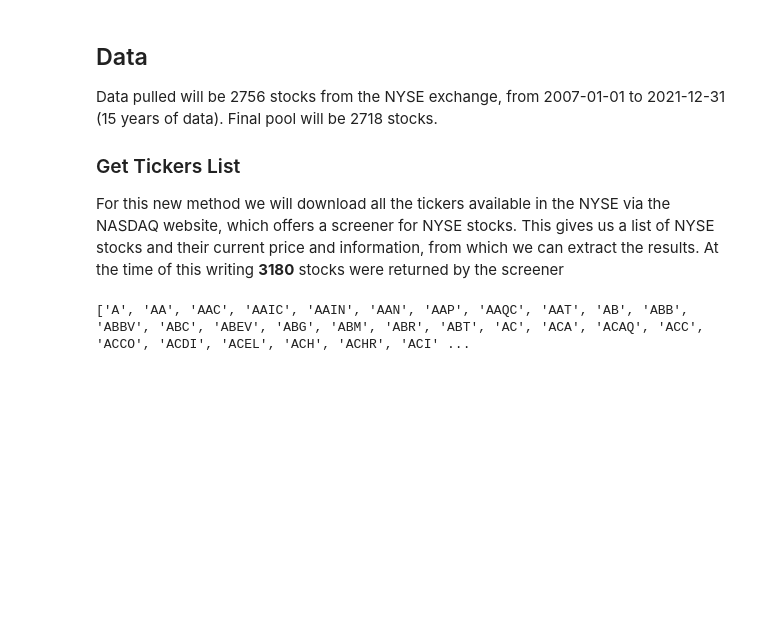
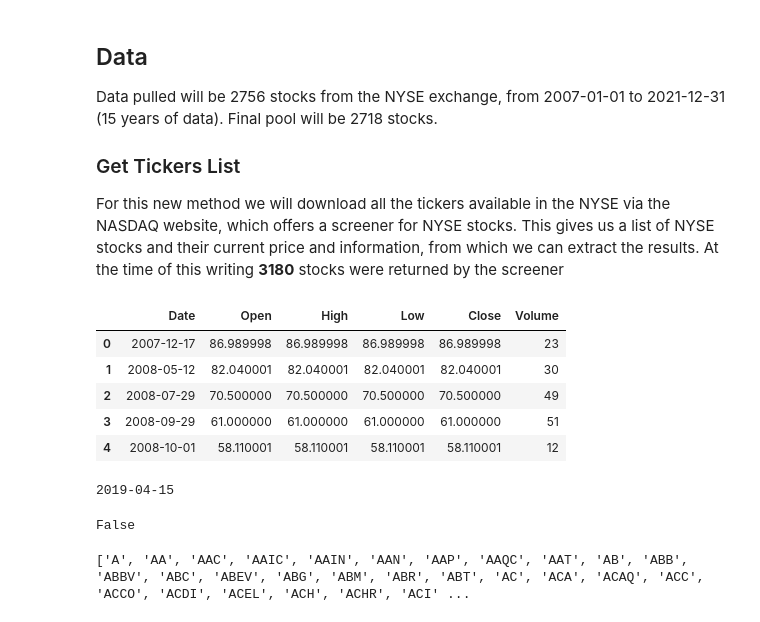
Before and after one commit to mkmuriithi/csc492_deep_learning_project, a Jupyter notebook: algo_repo/Brainstorm.ipynb, the cells around one changed output. Drawn from its saved outputs; the diff is of its cells as text; code cells hidden in the pictures; blank space fills up the shorter version.

```diff
--- a/algo_repo/Brainstorm.ipynb
+++ b/algo_repo/Brainstorm.ipynb
@@ -28,6 +28,31 @@ Data pulled will be 2756 stocks from the NYSE exchange, from 2007-01-01 to 2021-
 <p>
 For this new method we will download all the tickers available in the NYSE via the NASDAQ website, which offers a screener for NYSE stocks. This gives us a list of NYSE stocks and their current price and information, from which we can extract the results. At the time of this writing <b>3180</b> stocks were returned by the screener
 </p>
+# %%
+df = pd.read_csv("./Data/EAI.csv")
+df["Date"] = pd.to_datetime(df["Date"])
+# %%
+df.head()
+# %% [output]
+|  | Date | Open | High | Low | Close | Volume |
+| 0 | 2007-12-17 | 86.989998 | 86.989998 | 86.989998 | 86.989998 | 23 |
+| 1 | 2008-05-12 | 82.040001 | 82.040001 | 82.040001 | 82.040001 | 30 |
+| 2 | 2008-07-29 | 70.500000 | 70.500000 | 70.500000 | 70.500000 | 49 |
+| 3 | 2008-09-29 | 61.000000 | 61.000000 | 61.000000 | 61.000000 | 51 |
+| 4 | 2008-10-01 | 58.110001 | 58.110001 | 58.110001 | 58.110001 | 12 |
+# %%
+import datetime
+today = datetime.datetime.today().date()
+days_per_year = 365.24
+years_ago = 3
+three_years_ago = today - datetime.timedelta(days=(days_per_year * years_ago))
+print(three_years_ago)
+# %% [output]
+2019-04-15
+# %%
+df["Date"][0].date() < three_years_ago
+# %% [output]
+False
 # %%
 data_path = "nasdaq_screener_1646792889970.csv"
 api_key = 'dbb9d20d6afbdb0075d1d9d9d492c6bb'
```
Also changed, not shown: 1 other file.
